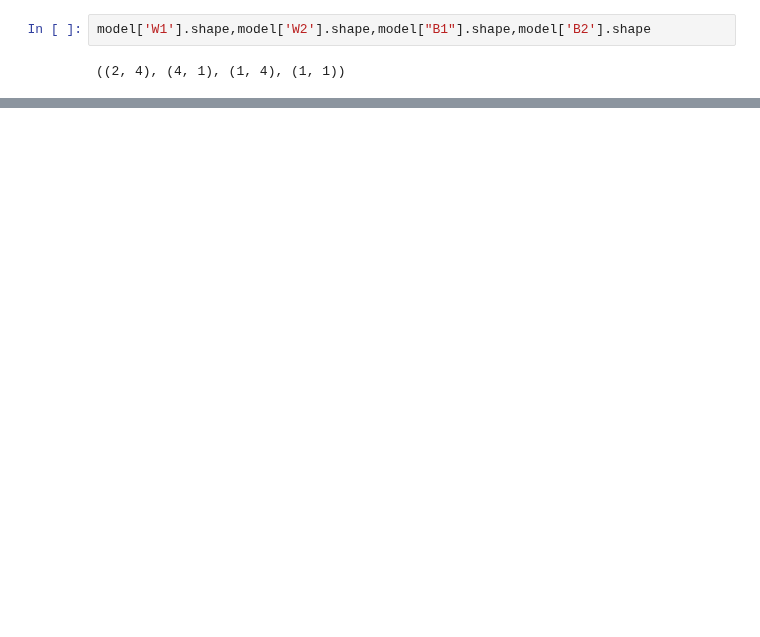
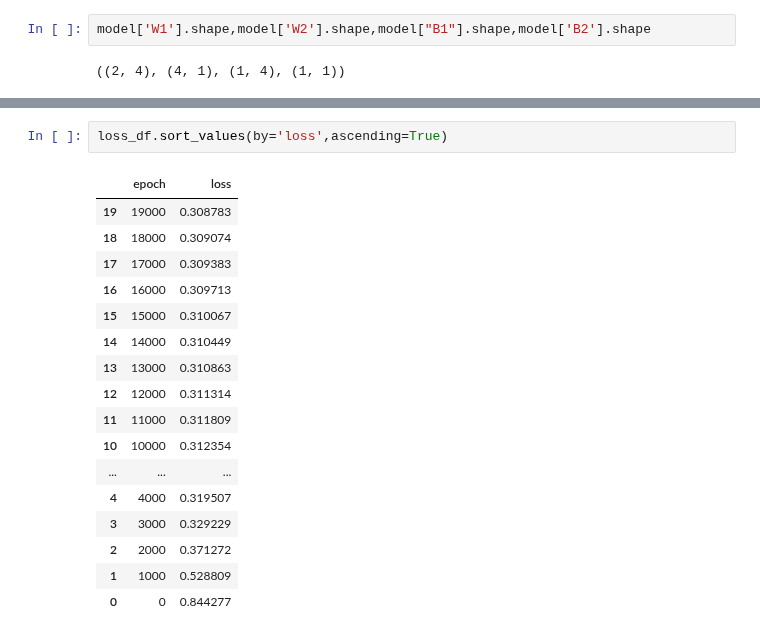
Before and after one commit to gpgaikwad576/DAIAugust2025, a Jupyter notebook: Python/Anurag/DeepLearning/Assigments/Assigment3.ipynb, the cells around one changed output, grey strips where cells are left out. Drawn from its saved outputs; the diff is of its cells as text; blank space fills up the shorter version.

```diff
--- a/Python/Anurag/DeepLearning/Assigments/Assigment3.ipynb
+++ b/Python/Anurag/DeepLearning/Assigments/Assigment3.ipynb
@@ -287,0 +322,20 @@ plt.show()
+# %%
+loss_df.sort_values(by='loss',ascending=True)
+# %% [output]
+|  | epoch | loss |
+| 19 | 19000 | 0.308783 |
+| 18 | 18000 | 0.309074 |
+| 17 | 17000 | 0.309383 |
+| 16 | 16000 | 0.309713 |
+| 15 | 15000 | 0.310067 |
+| 14 | 14000 | 0.310449 |
+| 13 | 13000 | 0.310863 |
+| 12 | 12000 | 0.311314 |
+| 11 | 11000 | 0.311809 |
+| 10 | 10000 | 0.312354 |
+| ... | ... | ... |
+| 4 | 4000 | 0.319507 |
+| 3 | 3000 | 0.329229 |
+| 2 | 2000 | 0.371272 |
+| 1 | 1000 | 0.528809 |
+| 0 | 0 | 0.844277 |
```
Also changed, not shown: parts of 10 cells of this notebook, 16 other files.
